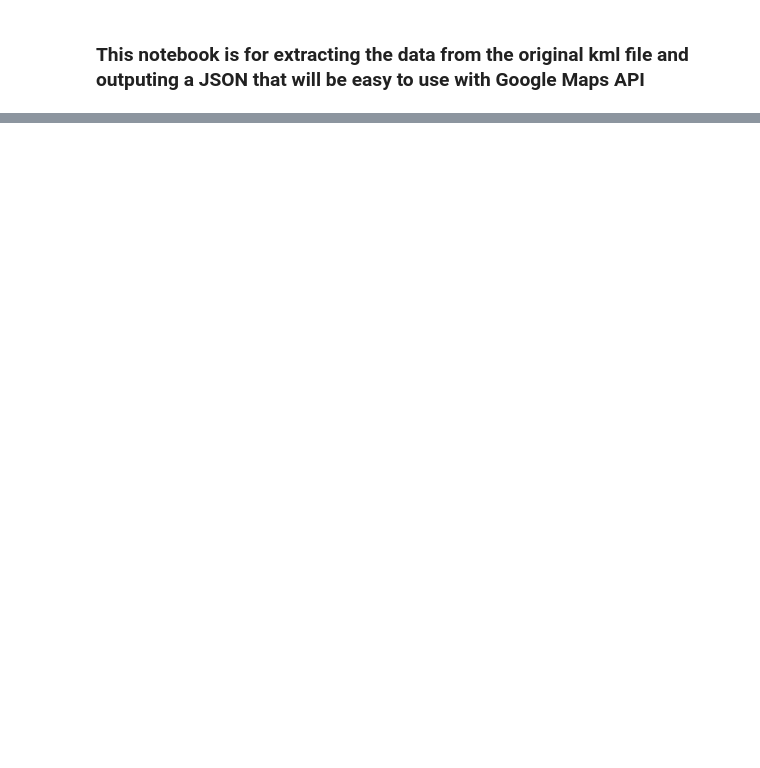
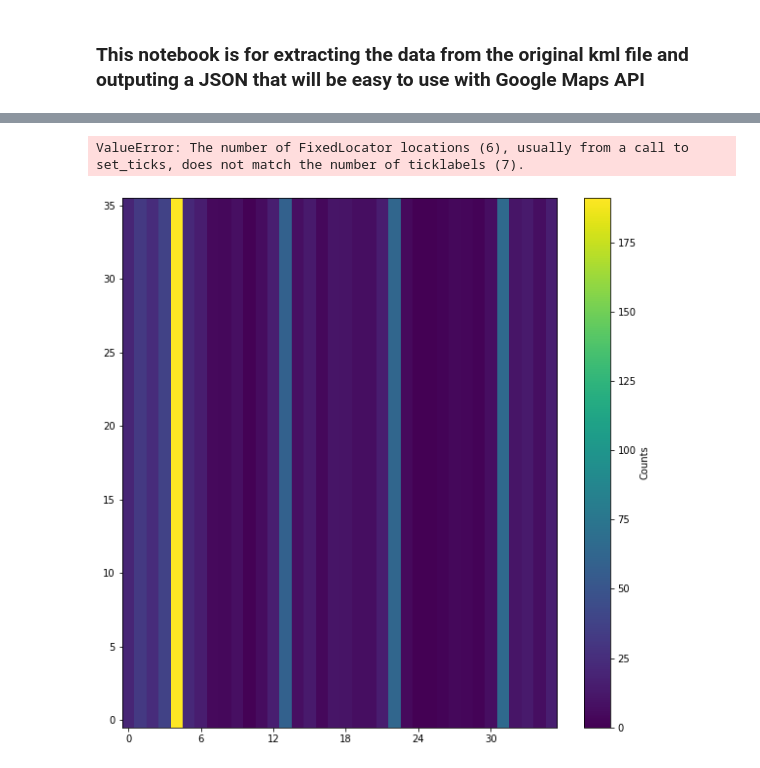
Before and after one commit to JSmith1826/BB_parks, a Jupyter notebook: ETL_for_JSON.ipynb, the cells around one changed output, grey strips where cells are left out. Saved outputs shown, nothing was run; the diff lists cells and outputs as text; code cells hidden in the pictures; blank space fills up the shorter version.

```diff
--- a/ETL_for_JSON.ipynb
+++ b/ETL_for_JSON.ipynb
@@ -382,0 +637,48 @@ merged_df.to_json('data/default_updated_output.json', orient='records')
+# %%
+### HEATMAP CODE
+
+import numpy as np
+import matplotlib.pyplot as plt
+
+def create_heatmap(data, num_bins=36, level_filter=None):
+    count_by_orientation = process_data(data, level_filter)
+
+    # Compute the histogram
+    bin_edges = np.linspace(0.0, 2 * np.pi, num_bins + 1)
+    bin_counts = np.zeros(num_bins)
+
+    for orientation, count in count_by_orientation.items():
+        idx = int(orientation / (360 / num_bins))
+        if idx == num_bins:
+            idx = 0
+        bin_counts[idx] += count
+
+    # Reshape histogram data into a 2D array
+    heatmap_data = np.tile(bin_counts, (num_bins, 1))
+
+    # Set plot size
+    plt.figure(figsize=(10, 10))
+
+    # Create heatmap
+    plt.imshow(heatmap_data, cmap='viridis', aspect='auto', interpolation='nearest', origin='lower')
+    plt.colorbar(label='Counts')
+
+    # Set x-axis ticks and labels
+    plt.xticks(np.arange(0, num_bins, num_bins // 6), np.arange(0, 361, 60))
+    plt.xlabel('Orientation (degrees)')
+
+    # Set y-axis ticks and labels (assuming equal radial divisions)
+    max_radius_label = 'Max Radius'
+    plt.yticks(np.arange(0, num_bins, num_bins // 6), [0, 1, 2, 3, 4, max_radius_label])
+    plt.ylabel('Radial Division')
+
+    plt.show()
+
+# Example usage:
+# create_heatmap(data)
+# %%
+# Example usage:
+create_heatmap(data)
+# %% [output]
+ValueError: The number of FixedLocator locations (6), usually from a call to set_ticks, does not match the number of ticklabels (7).
+[figure, added]
```
Also changed, not shown: parts of 23 cells of this notebook, 33 other files.
